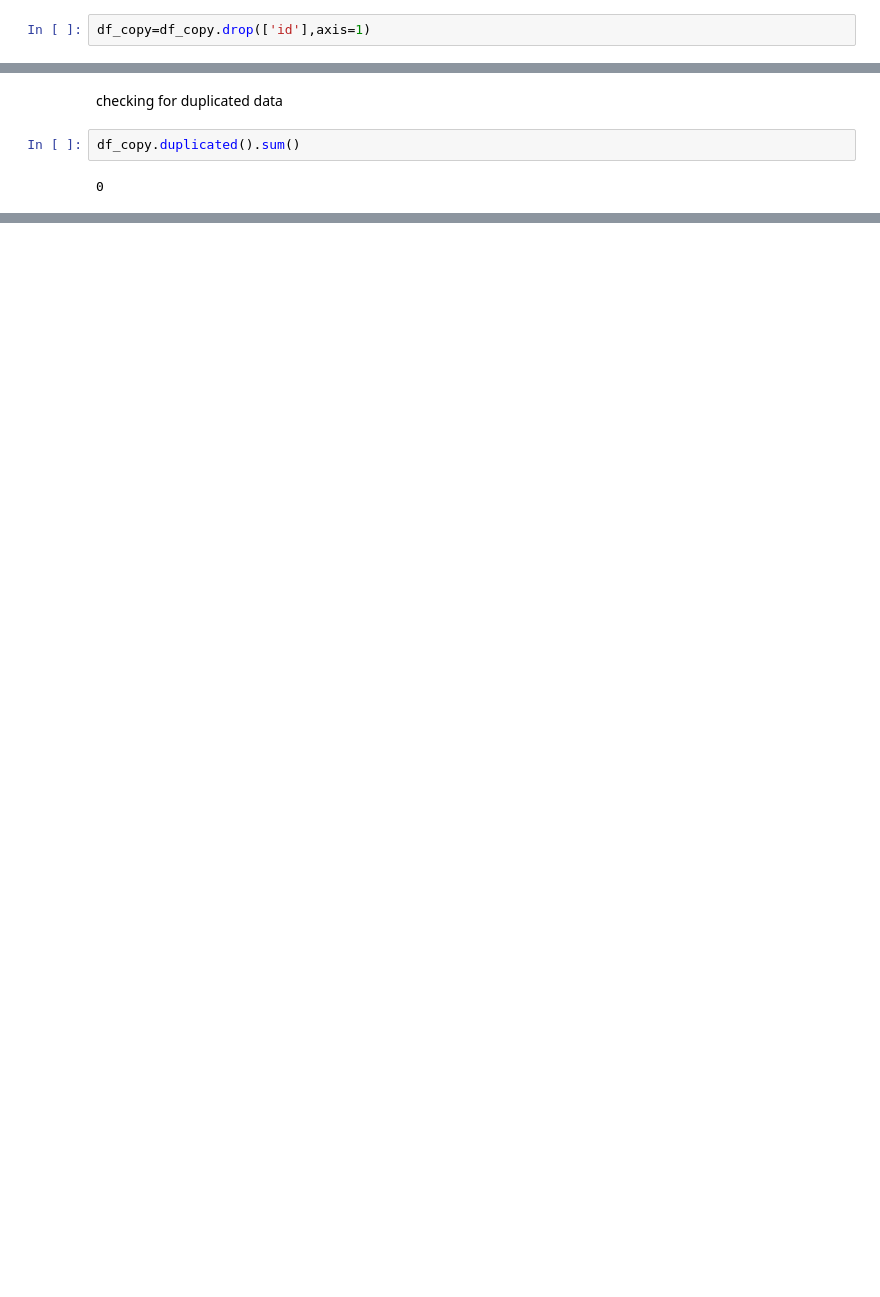
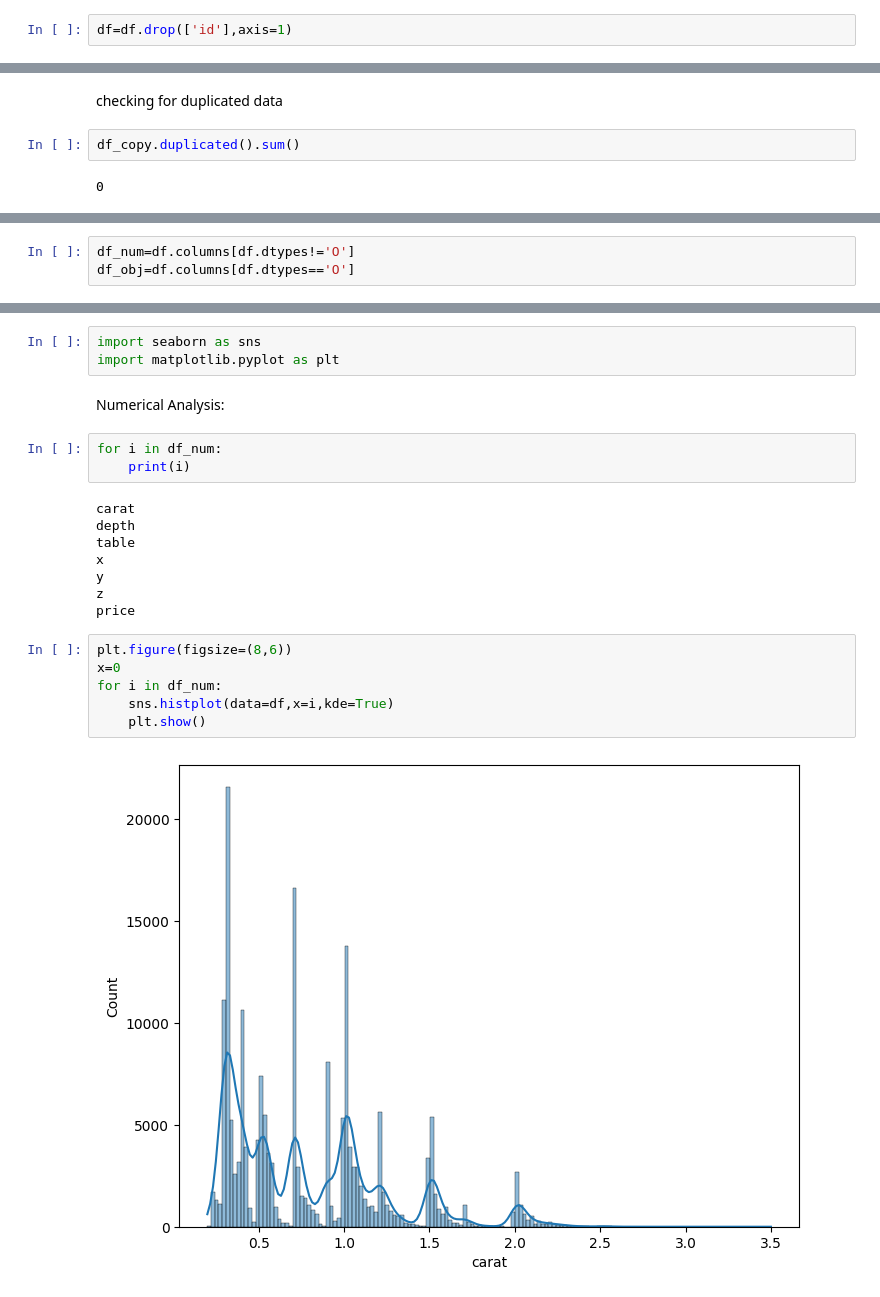
Before and after one commit to AYUSH191004/Mlproject, a Jupyter notebook: notebook/EDA.ipynb, the cells around one changed output, grey strips where cells are left out. Drawn from its saved outputs; the diff is of its cells as text; blank space fills up the shorter version.

```diff
--- a/notebook/EDA.ipynb
+++ b/notebook/EDA.ipynb
@@ -108,7 +108,7 @@ z          0
 price      0
 dtype: int64
 # %%
-df_copy=df_copy.drop(['id'],axis=1)
+df=df.drop(['id'],axis=1)
 # %%
 df_copy
 # %% [output]
@@ -133,0 +136,3 @@ df_copy.duplicated().sum()
+# %%
+df_num=df.columns[df.dtypes!='O']
+df_obj=df.columns[df.dtypes=='O']
@@ -133,0 +184,24 @@ df_copy.duplicated().sum()
+# %%
+import seaborn as sns
+import matplotlib.pyplot as plt
+# %% [markdown]
+Numerical Analysis:
+# %%
+for i in df_num:
+    print(i)
+# %% [output]
+carat
+depth
+table
+x
+y
+z
+price
+# %%
+plt.figure(figsize=(8,6))
+x=0
+for i in df_num:
+    sns.histplot(data=df,x=i,kde=True)
+    plt.show()
+# %% [output]
+[figure, added]
```
Also changed, not shown: parts of 12 cells of this notebook.
